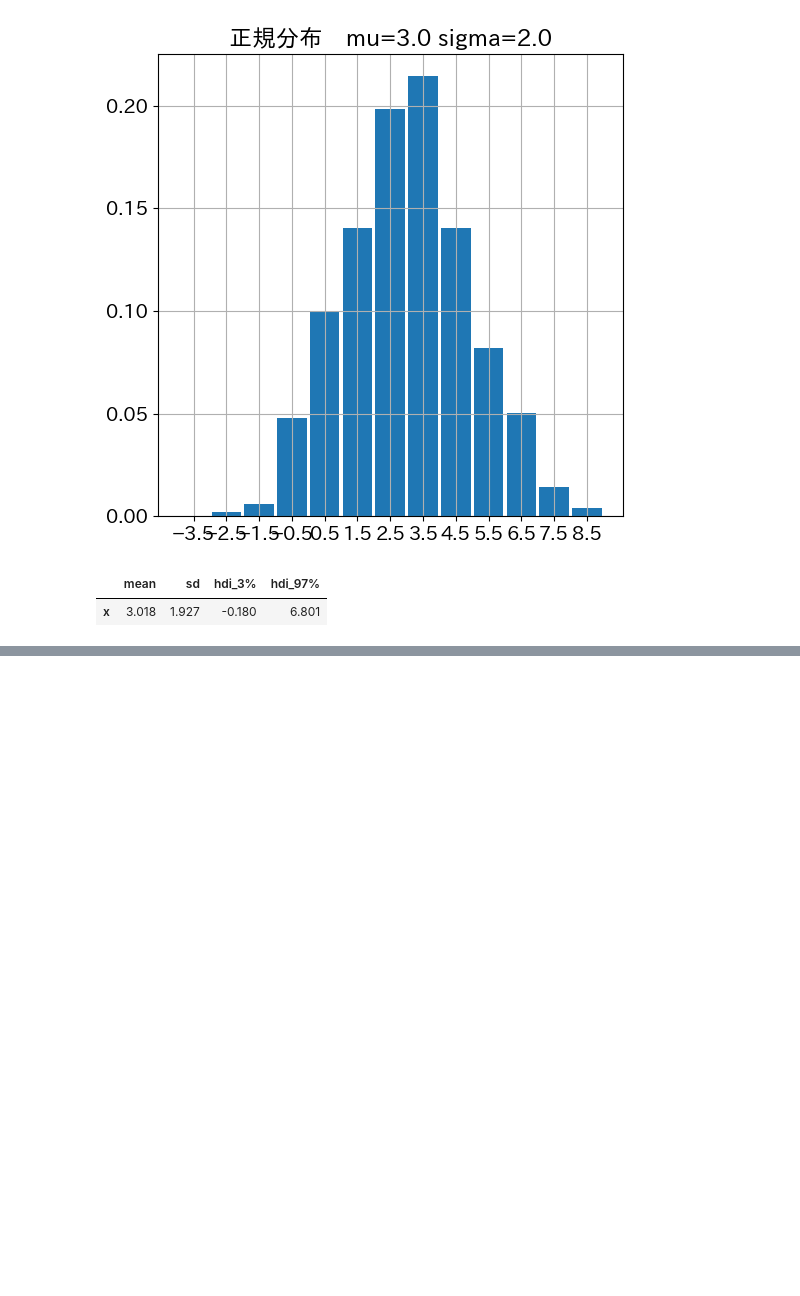
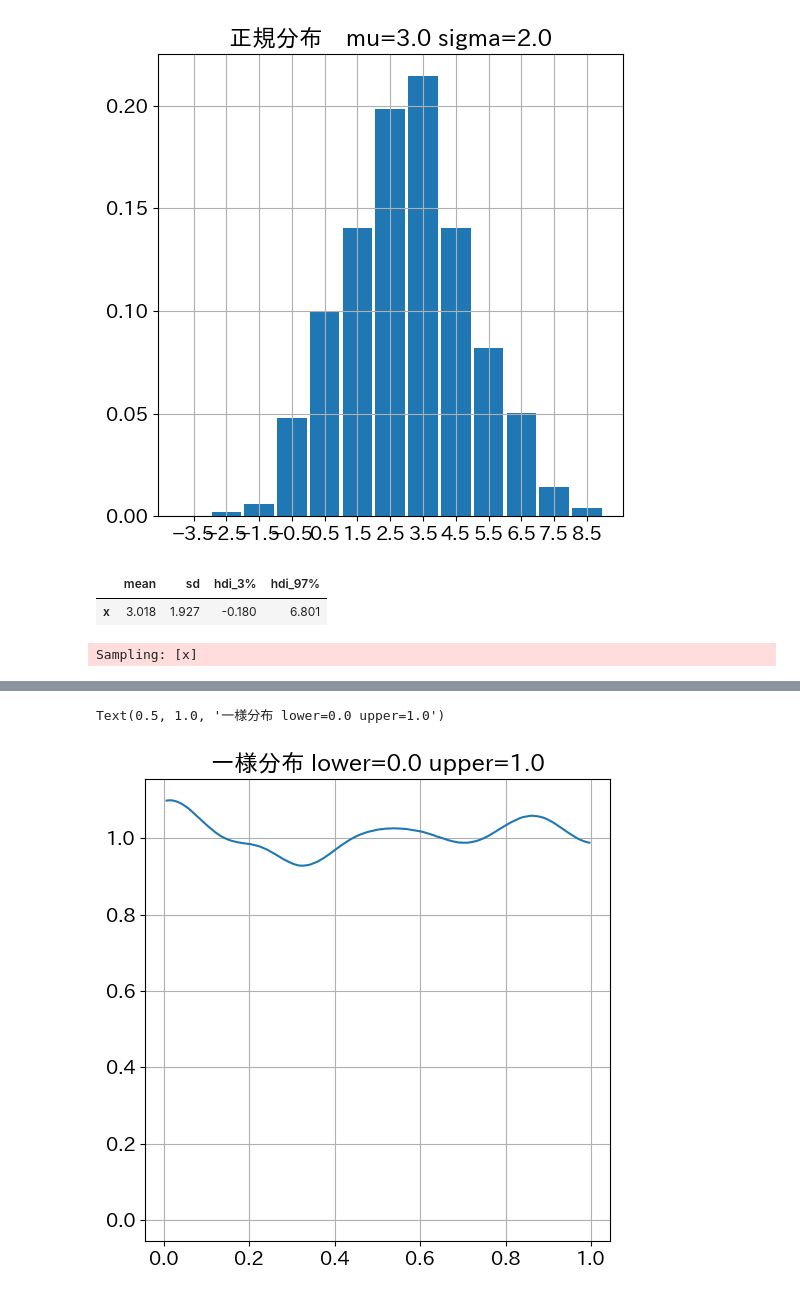
Before and after one commit to maton369/Bayesian_Inference_Practice, a Jupyter notebook: 2章_よく利用される確率分布.ipynb, the cells around one changed output, grey strips where cells are left out. Drawn from its saved outputs; the diff is of its cells as text; code cells hidden in the pictures; blank space fills up the shorter version.

Commit message:
feat: 一様分布

```diff
--- a/2章_よく利用される確率分布.ipynb
+++ b/2章_よく利用される確率分布.ipynb
@@ -1151,0 +1247,77 @@ display(summary5)
+# %%
+with model6:
+    # サンプリング
+    # sample_prior_predictive は「事前予測分布」からのサンプルを生成する関数。
+    #
+    # 一般のベイズモデルでは
+    #   θ ∼ p(θ)                （パラメータの事前分布）
+    #   X ∼ p(X | θ)            （データ生成分布／尤度）
+    # と書けるとき、事前予測分布は
+    #
+    #   p(x) = ∫ p(x | θ) p(θ) dθ
+    #
+    # で定義される。
+    #
+    # 今回の model6 ではパラメータ θ に相当するものを持たず、
+    # 直接
+    #   X ∼ Uniform(lower, upper)
+    # すなわち
+    #   X ∼ Uniform(0, 1)
+    # の 1 変量モデルとして定義している。
+    #
+    # 区間 [0, 1] 上の一様分布 U(0,1) の密度関数 f(x) は
+    #   f(x) = 1   （0 ≤ x ≤ 1）
+    #           0   （それ以外）
+    # であり、事前予測分布 p(x) はそのままこの f(x) に一致する。
+    #
+    # 従って、ここでの sample_prior_predictive は
+    #   X^(s) ∼ Uniform(0, 1)
+    # というサンプル列 { X^(s) } を生成している操作に対応する。
+    prior_samples6 = pm.sample_prior_predictive(random_seed=42)
+
+# サンプル値抽出
+# prior_samples6 は InferenceData 形式になっており、
+# 'prior' グループの 'x' というラベルの下に
+#   X^(s) ∼ Uniform(0, 1)
+# からの事前サンプルが格納されている。
+#
+# x_samples6 はこのサンプルを NumPy 配列として取り出したもので、
+# 各要素は区間 [0,1] のどこかの実数値となる。
+# 理論的には、これらの値の経験分布が
+#   f(x) = 1（0 ≤ x ≤ 1）
+# に近づいていくことが期待される。
+x_samples6 = prior_samples6["prior"]["x"].values
+
+# 桁数が多いので先頭100個だけに限定して表示
+# ここで出力される値はすべて [0,1] の範囲にあるはずであり、
+# 標本数を増やすと「0〜1 の間にまんべんなく散らばる」様子が見て取れる。
+# 統計的には、これは「連続一様分布 U(0,1) の標本列」を直接眺めていることになる。
+print(x_samples6[:, :100])
+
+# サンプリング結果の可視化
+# az.plot_dist(x_samples6) は、x_samples6 の経験分布を可視化する。
+#
+# 一様分布 U(0,1) の理論的な PDF は
+#   f(x) = 1（0 ≤ x ≤ 1）、それ以外は 0
+# という「高さ一定の長方形」である。
+#
+# サンプル数を十分に大きくすると、ヒストグラムや KDE によって推定された
+# 経験的な密度関数 f̂(x) は、この理論的な長方形に近い形になる。
+# これは、
+#   - 大数の法則：経験分布が真の分布に収束する
+#   - 連続一様分布の「バラつきのなさ」（区間内で完全に対称・平坦）
+# を視覚的に確認する機会となる。
+#
+# 今回は kind を明示していないので、環境に応じて密度推定やヒストグラムが描かれるが、
+# いずれにせよ x_samples6 が U(0,1) らしい振る舞いをしているかをチェックする用途に使える。
+ax = az.plot_dist(x_samples6)
+
+# グラフタイトルには lower, upper の値を明示することで、
+# この分布が
+#   X ∼ Uniform(lower, upper)
+# のサンプルであることが一目で分かるようにしている。
+# 今後、区間を変えて Uniform(a,b) を試す場合にも、
+# タイトルにパラメータを含めておくと比較がしやすくなる。
+ax.set_title(f"一様分布 lower={lower} upper={upper}")
+# %% [output]
+Sampling: [x]
@@ -1151,0 +1333,2 @@ display(summary5)
+Text(0.5, 1.0, '一様分布 lower=0.0 upper=1.0')
+[figure, added]
```
Also changed, not shown: parts of 6 cells of this notebook.
